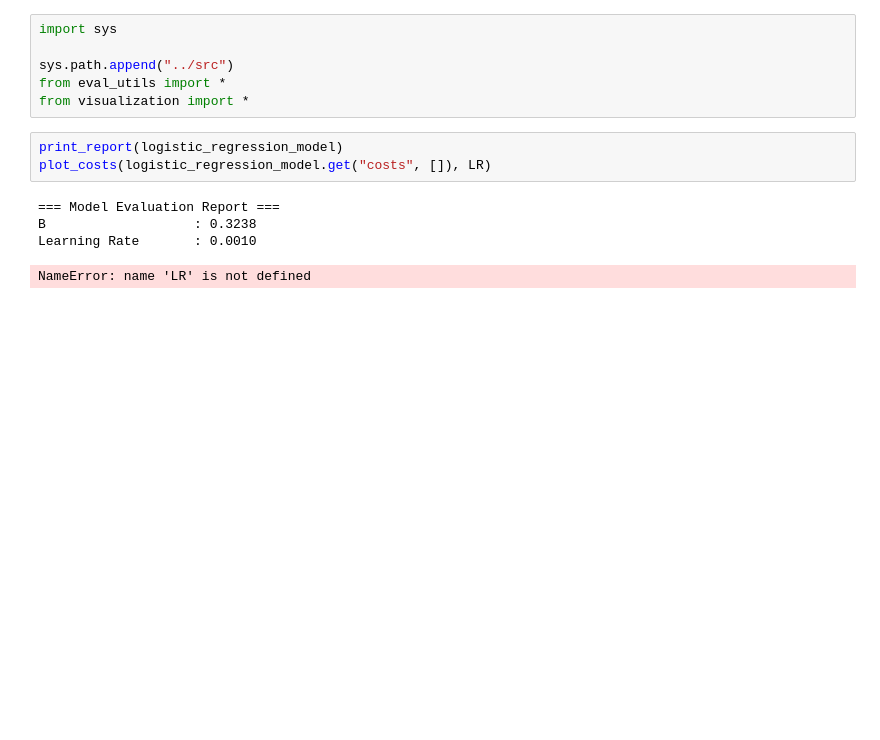
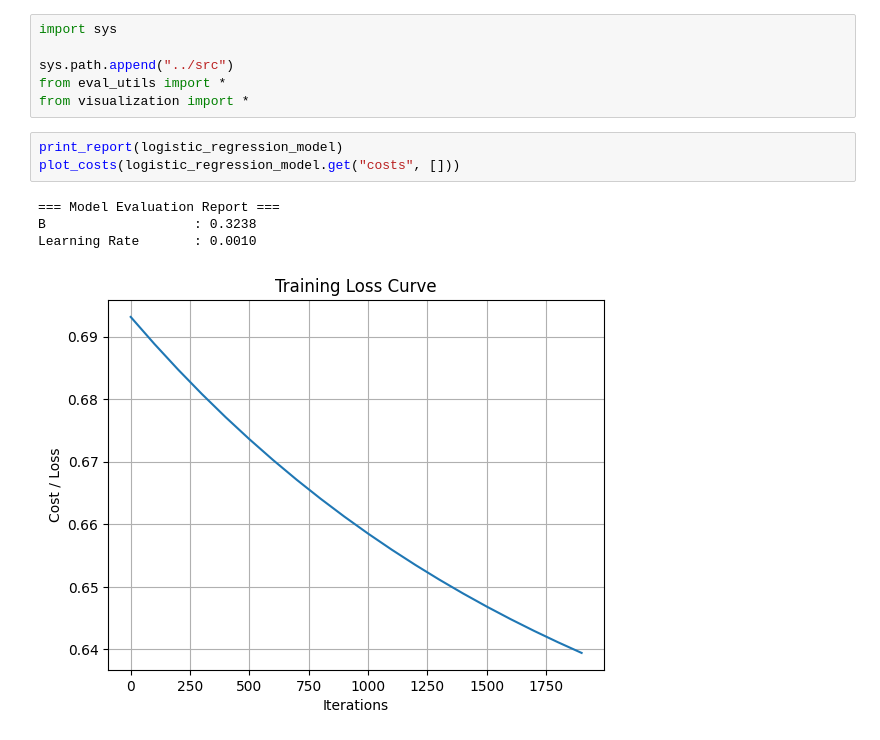
Before and after one commit to AhmedOmar02/Damage_Vision_project, a Jupyter notebook: notebooks/01_Logistic_regression.ipynb, the cells around one changed output. Saved outputs shown, nothing was run; the diff lists cells and outputs as text; blank space fills up the shorter version.

```diff
--- a/notebooks/01_Logistic_regression.ipynb
+++ b/notebooks/01_Logistic_regression.ipynb
@@ -288,9 +288,9 @@ from eval_utils import *
 from visualization import *
 # %%
 print_report(logistic_regression_model)
-plot_costs(logistic_regression_model.get("costs", []), LR)
+plot_costs(logistic_regression_model.get("costs", []))
 # %% [output]
 === Model Evaluation Report ===
 B                   : 0.3238
 Learning Rate       : 0.0010
-NameError: name 'LR' is not defined
+[figure, added]
```
Also changed, not shown: 5 other files.
